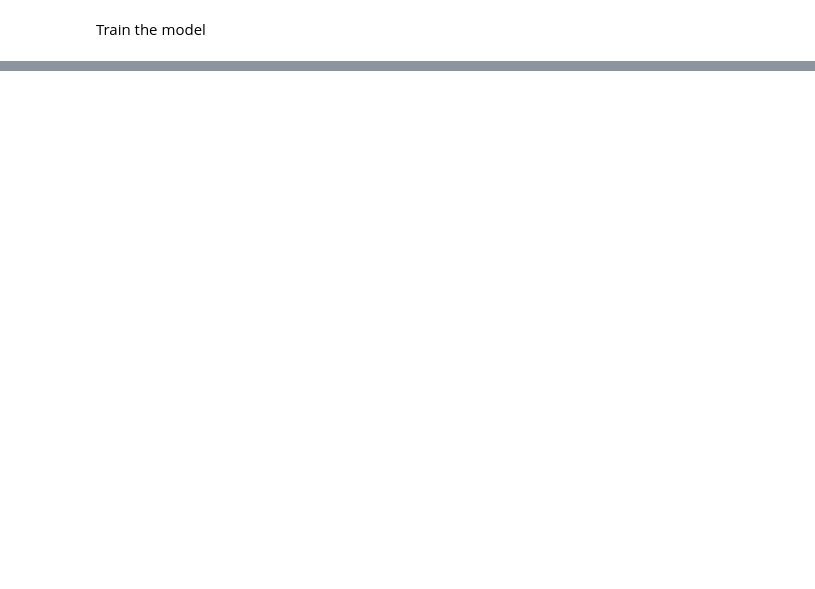
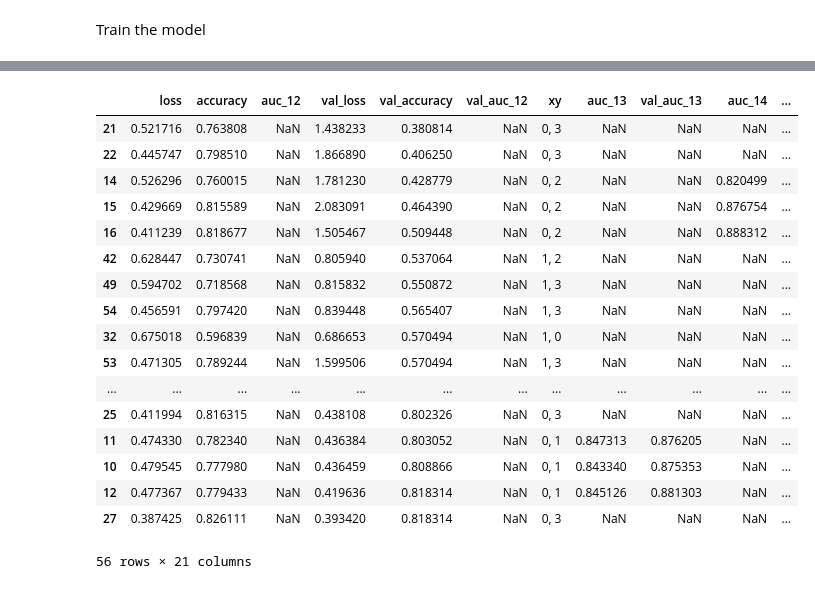
Before and after one commit to Pdegoffau/kaggle-histopathologic-cancer-detection, a Jupyter notebook: kaggle-histopathologic-cancer-detection.ipynb, the cells around one changed output, grey strips where cells are left out. Cells and saved outputs as stored; diff of their text form; code cells hidden in the pictures; blank space fills up the shorter version.

```diff
--- a/kaggle-histopathologic-cancer-detection.ipynb
+++ b/kaggle-histopathologic-cancer-detection.ipynb
@@ -269,0 +351,21 @@ df_hist.plot.line()
+# %%
+datahist.sort_values('val_accuracy')
+# %% [output]
+|  | loss | accuracy | auc_12 | val_loss | val_accuracy | val_auc_12 | xy | auc_13 | val_auc_13 | auc_14 | ... |
+| 21 | 0.521716 | 0.763808 | NaN | 1.438233 | 0.380814 | NaN | 0, 3 | NaN | NaN | NaN | ... |
+| 22 | 0.445747 | 0.798510 | NaN | 1.866890 | 0.406250 | NaN | 0, 3 | NaN | NaN | NaN | ... |
+| 14 | 0.526296 | 0.760015 | NaN | 1.781230 | 0.428779 | NaN | 0, 2 | NaN | NaN | 0.820499 | ... |
+| 15 | 0.429669 | 0.815589 | NaN | 2.083091 | 0.464390 | NaN | 0, 2 | NaN | NaN | 0.876754 | ... |
+| 16 | 0.411239 | 0.818677 | NaN | 1.505467 | 0.509448 | NaN | 0, 2 | NaN | NaN | 0.888312 | ... |
+| 42 | 0.628447 | 0.730741 | NaN | 0.805940 | 0.537064 | NaN | 1, 2 | NaN | NaN | NaN | ... |
+| 49 | 0.594702 | 0.718568 | NaN | 0.815832 | 0.550872 | NaN | 1, 3 | NaN | NaN | NaN | ... |
+| 54 | 0.456591 | 0.797420 | NaN | 0.839448 | 0.565407 | NaN | 1, 3 | NaN | NaN | NaN | ... |
+| 32 | 0.675018 | 0.596839 | NaN | 0.686653 | 0.570494 | NaN | 1, 0 | NaN | NaN | NaN | ... |
+| 53 | 0.471305 | 0.789244 | NaN | 1.599506 | 0.570494 | NaN | 1, 3 | NaN | NaN | NaN | ... |
+| ... | ... | ... | ... | ... | ... | ... | ... | ... | ... | ... | ... |
+| 25 | 0.411994 | 0.816315 | NaN | 0.438108 | 0.802326 | NaN | 0, 3 | NaN | NaN | NaN | ... |
+| 11 | 0.474330 | 0.782340 | NaN | 0.436384 | 0.803052 | NaN | 0, 1 | 0.847313 | 0.876205 | NaN | ... |
+| 10 | 0.479545 | 0.777980 | NaN | 0.436459 | 0.808866 | NaN | 0, 1 | 0.843340 | 0.875353 | NaN | ... |
+| 12 | 0.477367 | 0.779433 | NaN | 0.419636 | 0.818314 | NaN | 0, 1 | 0.845126 | 0.881303 | NaN | ... |
+| 27 | 0.387425 | 0.826111 | NaN | 0.393420 | 0.818314 | NaN | 0, 3 | NaN | NaN | NaN | ... |
+56 rows × 21 columns
```
Also changed, not shown: parts of 19 cells of this notebook, 1 other file.
